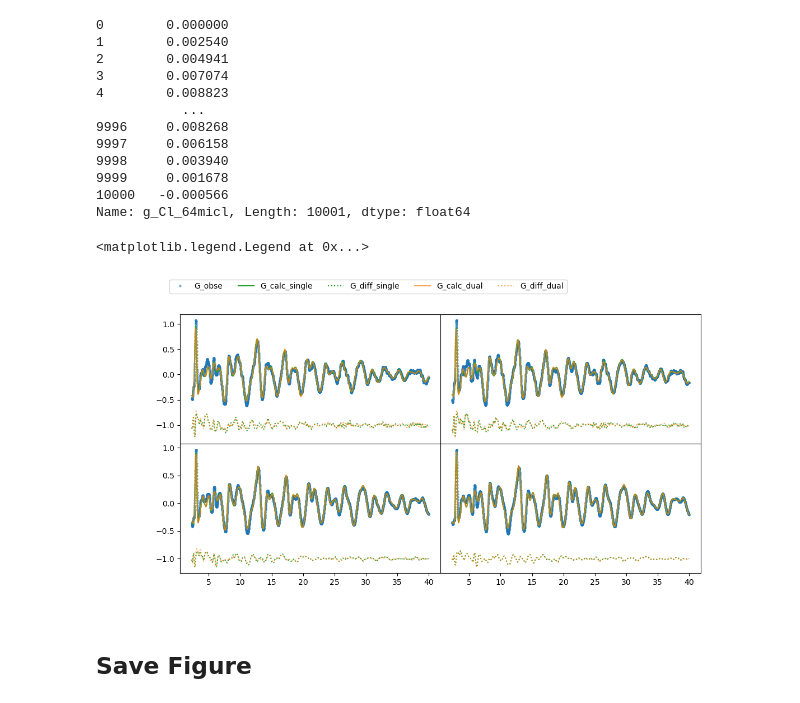
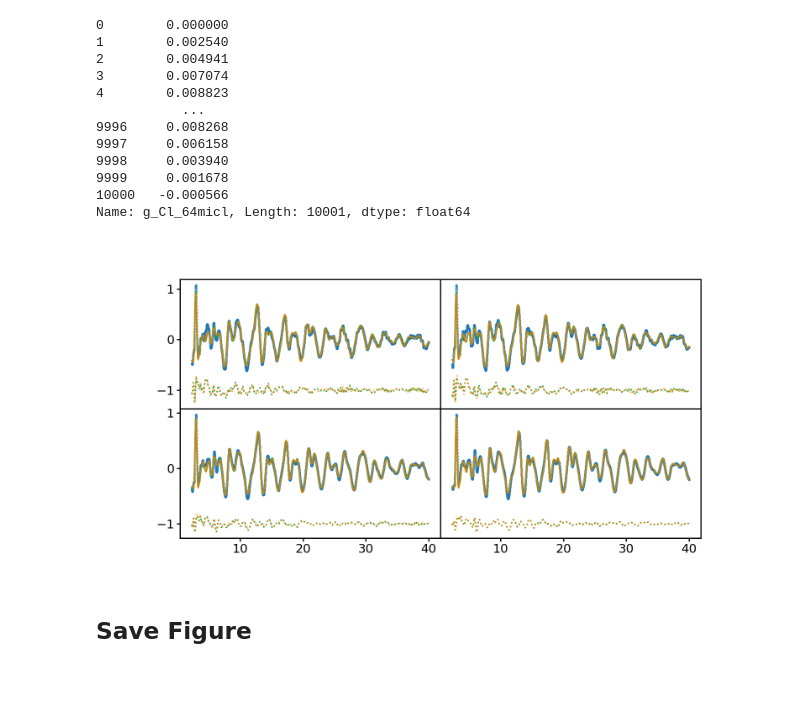
Before and after one commit to cheng-hung/Data_process, a Jupyter notebook: Manuscript_halide_exchange/Fig_6.ipynb, the cells around one changed output. Saved outputs shown, nothing was run; the diff lists cells and outputs as text; code cells hidden in the pictures.

Commit message:
update figure tick formats, legend color

```diff
--- a/Manuscript_halide_exchange/Fig_6.ipynb
+++ b/Manuscript_halide_exchange/Fig_6.ipynb
@@ -414,11 +414,18 @@ rows = 2
 cols = 2
 
 gs = GridSpec(nrows=rows, ncols=cols,) #height_ratios=[1.0, 1.0])
-f0 = plt.figure(figsize=(12, 6), ) #constrained_layout=True)
+f0 = plt.figure(figsize=(16, 8), ) #constrained_layout=True)
 # ax0 = f0.add_subplot(gs[:,:])
+
+tick_font_size = 21
+tick_width = 2.0
+tick_length = 6.0
+ax_linewidth = 2.0
+linewidth = 2.5 #(1.5 for legend)
 
 k = len(data_keys)
 color_idx = np.linspace(0, 1, k)
+
 
 # palette = pt.colorbrewer.sequential.GnBu_9
 # cmap = RdGnpu.mpl_colormap
@@ -446,7 +453,7 @@ for i in range(0, k, 1):
 
     ## plot observed data
     marker_style = dict(color='tab:blue', linestyle='None', marker='o',
-                    markersize=2, fillstyle='none', alpha=0.7)
+                    markersize=3, fillstyle='none', alpha=0.7)
     x_min, _ = find_nearest(gr_df[f'r_{data_keys[i]}'], r_min)
     x_max, _ = find_nearest(gr_df[f'r_{data_keys[i]}'], r_max)
     h_obs, = ax0.plot(gr_df[f'r_{data_keys[i]}'].iloc[x_min:x_max],
@@ -463,7 +470,8 @@ for i in range(0, k, 1):
     x_max, _ = find_nearest(s_fgr_df[f'r_{data_keys[i]}'], r_max)
     s_h_cal, = ax0.plot(s_fgr_df[f'r_{data_keys[i]}'].iloc[x_min:x_max],
                         s_fgr_df[f'g_{data_keys[i]}'].iloc[x_min:x_max],
-                        label='G_calc', **marker_style,
+                        label='G_calc', linewidth=linewidth,
+                        **marker_style,
                        )
 
     ## plot difference of single phase
@@ -471,7 +479,8 @@ for i in range(0, k, 1):
                     markersize=2, fillstyle='none')
     s_h_diff, = ax0.plot(s_fgr_df[f'r_{data_keys[i]}'].iloc[x_min:x_max],
                          s_fgr_df[f'dif_{data_keys[i]}'].iloc[x_min:x_max] - y_offset,
-                         label='G_diff', **marker_style,
+                         label='G_diff', linewidth=linewidth,
+                         **marker_style,
                         )
 
     # plot dummy legend
@@ -485,7 +494,8 @@ for i in range(0, k, 1):
     x_max, _ = find_nearest(d_fgr_df[f'r_{data_keys[i]}'], r_max)
     d_h_cal, = ax0.plot(d_fgr_df[f'r_{data_keys[i]}'].iloc[x_min:x_max],
                         d_fgr_df[f'g_{data_keys[i]}'].iloc[x_min:x_max],
-                        label='G_calc', **marker_style,
+                        label='G_calc', linewidth=linewidth,
+                        **marker_style,
                        )
 
     ## plot difference of single phase
@@ -493,7 +503,8 @@ for i in range(0, k, 1):
                     markersize=2, fillstyle='none', alpha=0.7)
     d_h_diff, = ax0.plot(d_fgr_df[f'r_{data_keys[i]}'].iloc[x_min:x_max],
                          d_fgr_df[f'dif_{data_keys[i]}'].iloc[x_min:x_max] - y_offset,
-                         label='G_diff', **marker_style,
+                         label='G_diff', linewidth=linewidth,
+                         **marker_style,
                         )
 
 
@@ -504,43 +515,47 @@ for i in range(0, k, 1):
         ax0.set_xticks([])
         ax0.set_yticks([])
     if i == 2:
-        pass
+        ax0.set_yticks([-1, 0, 1])
     if i == 3:
         # ax0.set_xticks([])
         ax0.set_yticks([])
 
     # ax0.legend()
+    ax0.tick_params(labelsize=tick_font_size, width=tick_width, length=tick_length)
+
+    for axis in ['top', 'bottom', 'left', 'right']:
+        ax0.spines[axis].set_linewidth(ax_linewidth) # Set the thickness in points
 
 
 # ax0.legend(bbox_to_anchor=(0.5, 2.21), ncol=5)
 f0.subplots_adjust(hspace=0)
 f0.subplots_adjust(wspace=0)
 
 # handles, labels = ax0.get_legend_handles_labels()
 r = mpl.patches.Rectangle((0,0), 1, 1, fill=False, edgecolor='none', visible=False)
 h = [h_obs, s_h_cal, s_h_diff, d_h_cal, d_h_diff]
-l = ['G_obse', 'G_calc_single', 'G_diff_single', 'G_calc_dual', 'G_diff_dual']
-ax0.legend(h, l, bbox_to_anchor=(0.5, 2.3), ncols=5)
+# l = ['G_obse', 'G_calc_single', 'G_diff_single', 'G_calc_dual', 'G_diff_dual']
+l = ['G obse', 'G calc: single', 'G diff: single', 'G calc: dual', 'G diff: dual']
+# ax0.legend(h, l, bbox_to_anchor=(0.5, 2.3), ncols=5)
 
 
 
 # ## Changing legend to Row-first Layout
 # # Function to "flip" the order to simulate row-first filling
 # # https://stackoverflow.com/questions/66783109/matplotlibs-legend-how-to-order-entries-by-row-first-rather-than-by-column
 # flip_legend = lambda l, nc: sum((l[i::nc] for i in range(nc)), [])
 
 # # Get handles and labels
 # handles, labels = ax0.get_legend_handles_labels()
 
 # # Specify the number of columns you want
 # cols_legend = 3
 
 # # Call legend with the reordered handles and labels
 # ax0.legend(flip_legend(handles, cols_legend), flip_legend(labels, cols_legend),
 #            bbox_to_anchor=(0.5, 2.3), ncol=cols_legend)
 # %% [output]
-<matplotlib.legend.Legend at 0x...>
-[figure, old version]
+[figure, new version]
 # %% [markdown]
 ## Save Figure
 # %%
```
Also changed, not shown: parts of 3 cells of this notebook, 10 other files.
